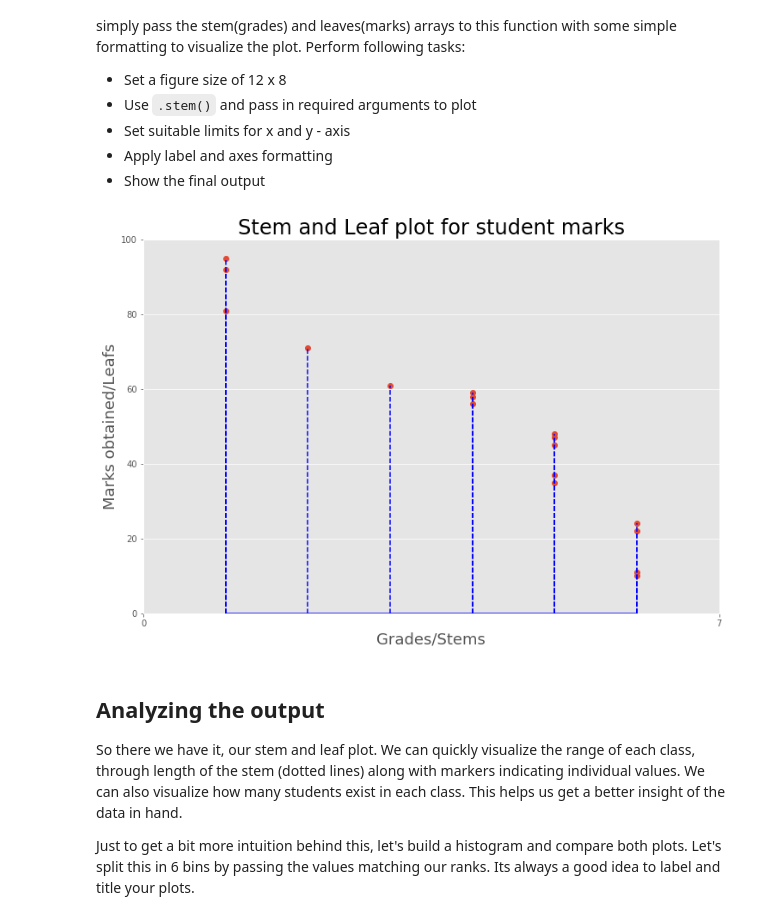
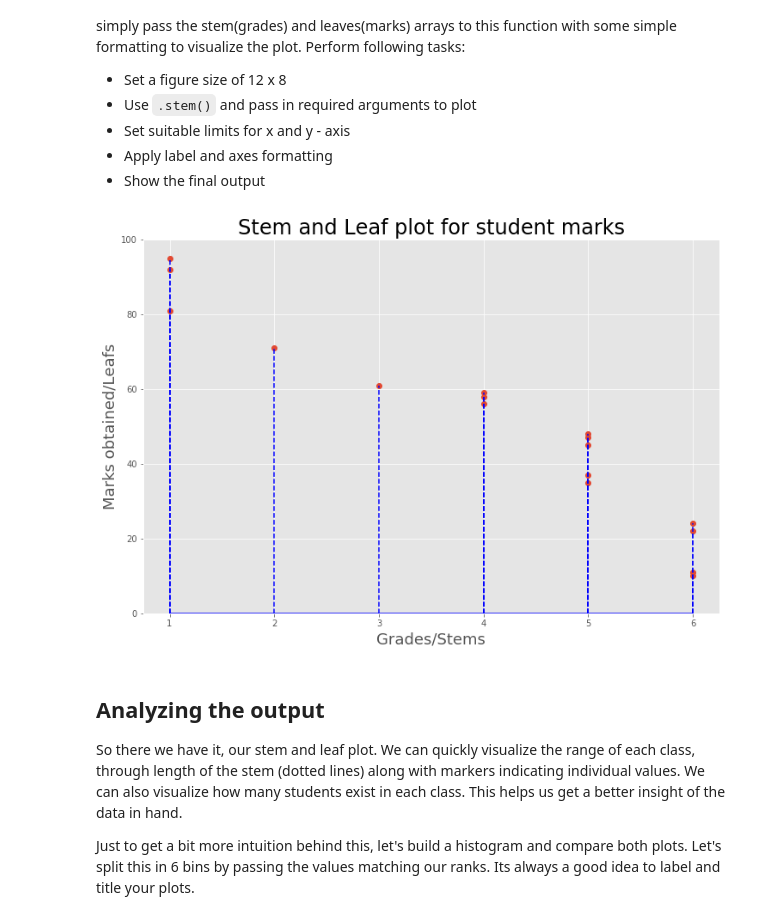
Before and after one commit to rvent/dsc-0-09-05-statistical-distribution-stemleaf-plot-lab-nyc-ds-career-012819, a Jupyter notebook: index.ipynb, the cells around one changed output. Cells and saved outputs as stored; diff of their text form; code cells hidden in the pictures.

```diff
--- a/index.ipynb
+++ b/index.ipynb
@@ -122,15 +122,15 @@ And [here is the official documentation](https://matplotlib.org/api/_as_gen/matp
 # %%
 # Create a stem and leaf plot with above data
 plt.figure(figsize=(12, 8))
 plt.stem(stems, marks, linefmt='b--', basefmt="b")
-plt.xticks(np.unique(np.a))
+plt.xticks(np.unique(np.array(stems)), labels)
 plt.ylim([0, 100])
 plt.xlabel("Grades/Stems", fontsize=18)
 plt.ylabel('Marks obtained/Leafs', fontsize=18)
 plt.title('Stem and Leaf plot for student marks', fontsize=24)
 plt.show()
 # %% [output]
-[figure, old version]
+[figure, new version]
 # %% [markdown]
 ## Analyzing the output
 So there we have it, our stem and leaf plot. We can quickly visualize the range of each class, through length of the stem (dotted lines) along with markers indicating individual values. We can also visualize how many students exist in each class. This helps us get a better insight of the data in hand.
```
